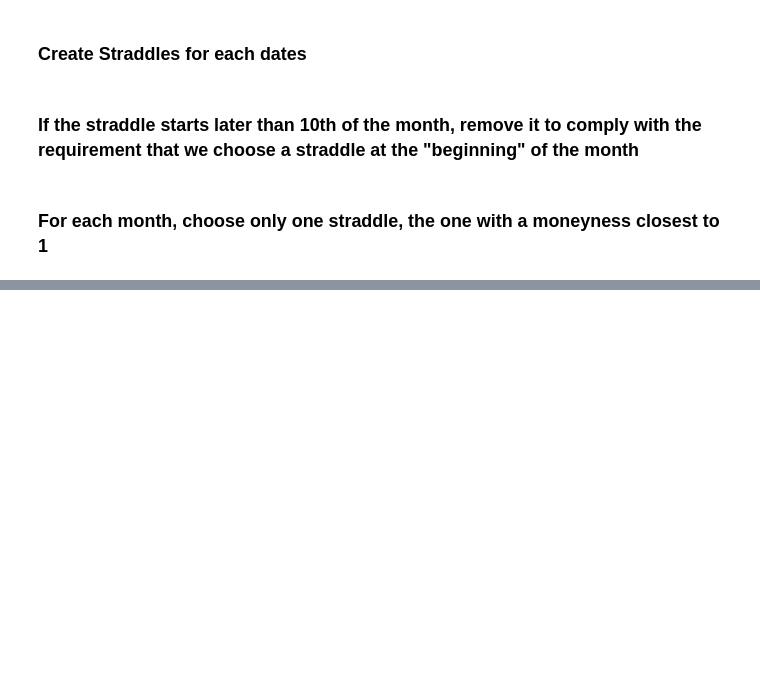
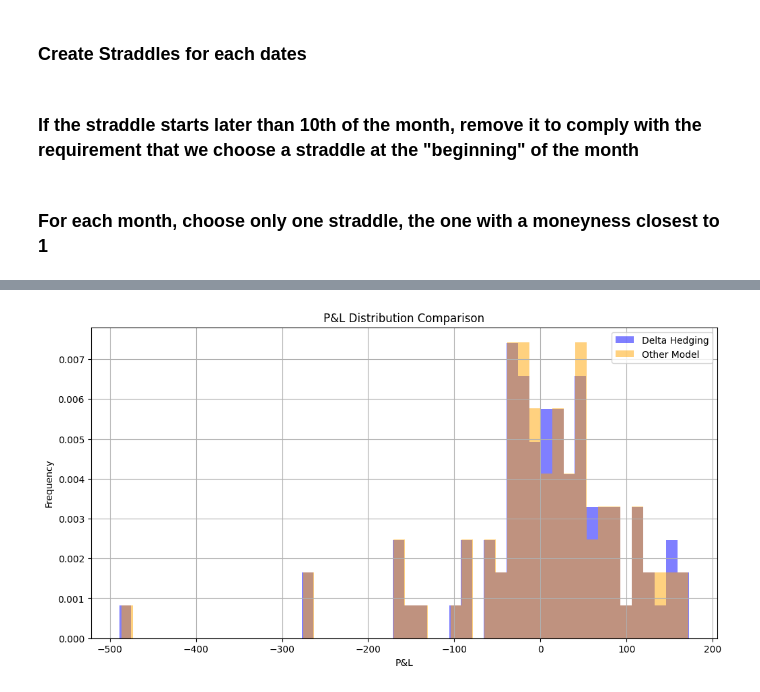
Before and after one commit to BenjaminSeguin/Straddle_hedging_project, a Jupyter notebook: main.ipynb, the cells around one changed output, grey strips where cells are left out. Cells and saved outputs as stored; diff of their text form; code cells hidden in the pictures; blank space fills up the shorter version.

```diff
--- a/main.ipynb
+++ b/main.ipynb
@@ -325,0 +398,21 @@ plt.show()
+# %%
+# Plot histograms for P&L distributions
+plt.figure(figsize=(12, 6))
+
+# Histogram for delta hedging model
+plt.hist(profit_cost_test['P&L'], bins=50, alpha=0.5, label='Delta Hedging', color='blue', density=True)
+
+# Histogram for the other model
+plt.hist(results_df_monthly['P&L'], bins=50, alpha=0.5, label='Other Model', color='orange', density=True)
+
+# Add titles and labels
+plt.title('P&L Distribution Comparison')
+plt.xlabel('P&L')
+plt.ylabel('Frequency')
+plt.legend()
+plt.grid(True)
+
+# Show the plot
+plt.show()
+# %% [output]
+[figure, added]
```
Also changed, not shown: parts of 27 cells of this notebook, 1 other file.
